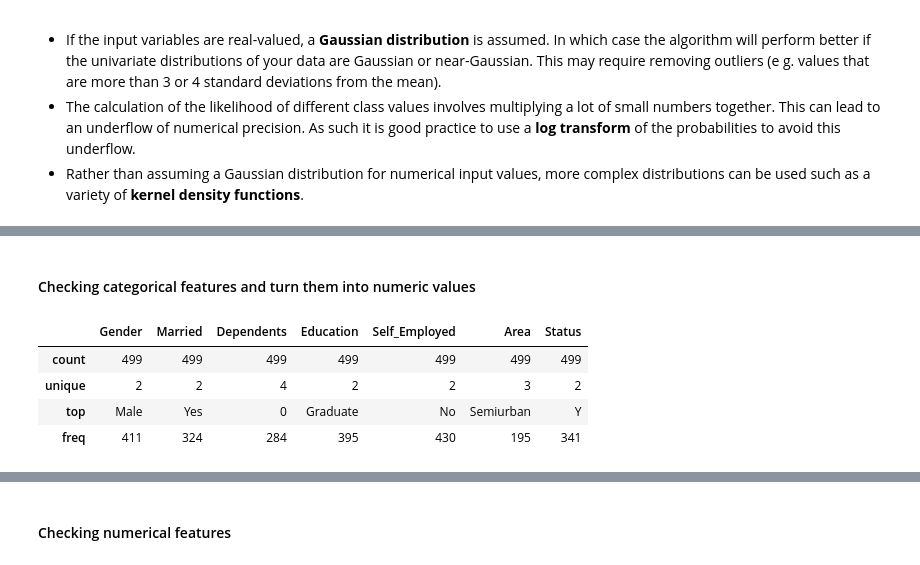
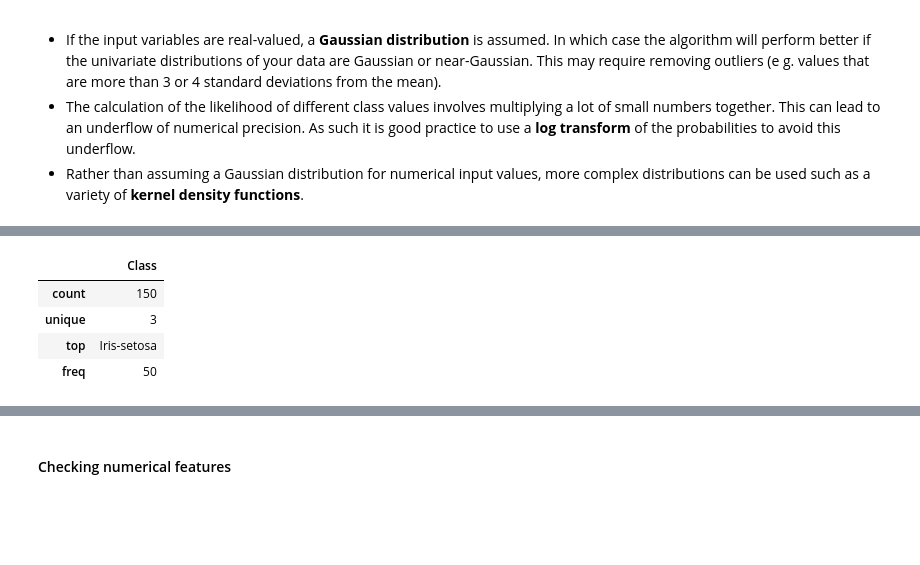
Before and after one commit to muscak/Master-Machine-Learning-Algorithms, a Jupyter notebook: Nonlinear-Algorithms/Gaussian-Naive-Bayes/Gaussian_Naive_Bayes.ipynb, the cells around one changed output, grey strips where cells are left out. Drawn from its saved outputs; the diff is of its cells as text; code cells hidden in the pictures; blank space fills up the shorter version.

```diff
--- a/Nonlinear-Algorithms/Gaussian-Naive-Bayes/Gaussian_Naive_Bayes.ipynb
+++ b/Nonlinear-Algorithms/Gaussian-Naive-Bayes/Gaussian_Naive_Bayes.ipynb
@@ -234,0 +218,6 @@ df.head()
+# %%
+# Load the dataset
+url = "https://archive.ics.uci.edu/ml/machine-learning-databases/iris/iris.data"
+names = ['sepal-length', 'sepal-width', 'petal-length', 'petal-width', 'Class']
+dataset = pd.read_csv(url, names=names)
+dataset.head()
@@ -308,10 +262,8 @@ memory usage: 50.7+ KB
-# %% [markdown]
-#### Checking categorical features and turn them into numeric values
 # %%
-df.describe(include=object)
+dataset.describe(include=object)
 # %% [output]
-|  | Gender | Married | Dependents | Education | Self_Employed | Area | Status |
-| count | 499 | 499 | 499 | 499 | 499 | 499 | 499 |
-| unique | 2 | 2 | 4 | 2 | 2 | 3 | 2 |
-| top | Male | Yes | 0 | Graduate | No | Semiurban | Y |
-| freq | 411 | 324 | 284 | 395 | 430 | 195 | 341 |
+|  | Class |
+| count | 150 |
+| unique | 3 |
+| top | Iris-setosa |
+| freq | 50 |
```
Also changed, not shown: parts of 39 cells of this notebook.
